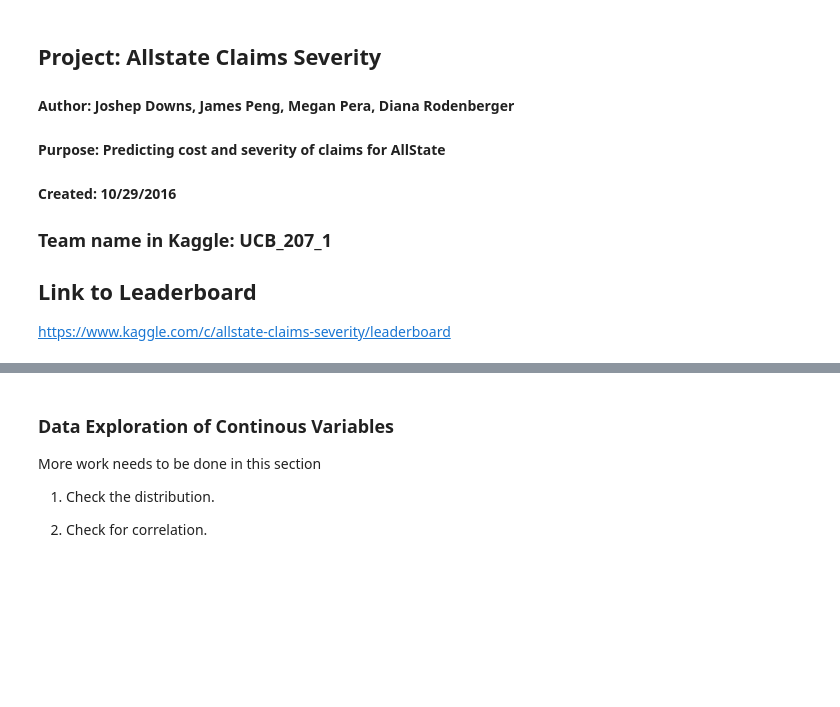
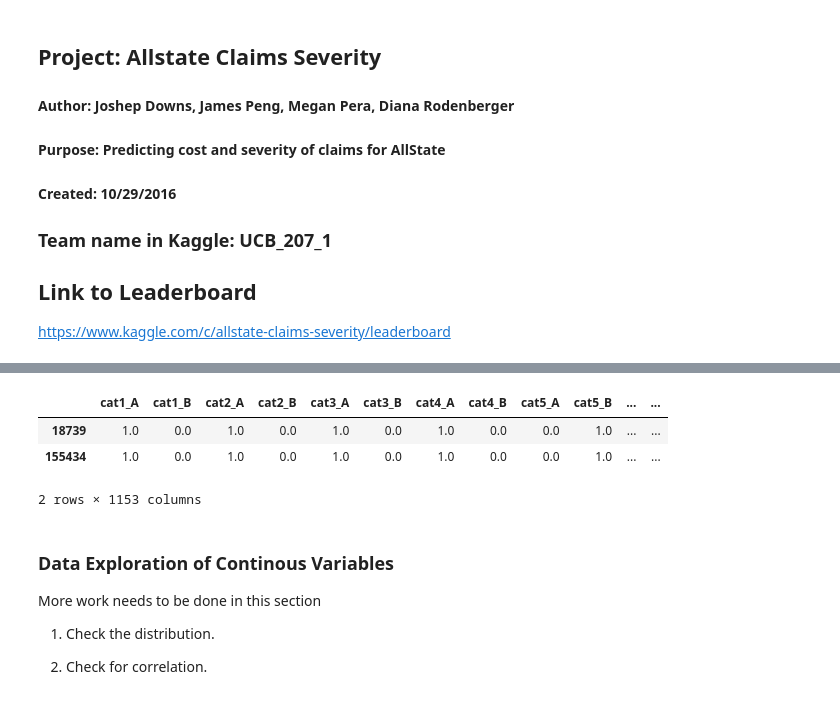
Before and after one commit to jtpdowns/AllstateChallenge, a Jupyter notebook: Allstate - Regression.ipynb, the cells around one changed output, grey strips where cells are left out. Cells and saved outputs as stored; diff of their text form; code cells hidden in the pictures; blank space fills up the shorter version.

```diff
--- a/Allstate - Regression.ipynb
+++ b/Allstate - Regression.ipynb
@@ -82,4 +87,11 @@ X_dev shape:  (62145, 1154)
 y_dev shape:  (62145,)
+# %%
+X_train.head(2)
+# %% [output]
+|  | cat1_A | cat1_B | cat2_A | cat2_B | cat3_A | cat3_B | cat4_A | cat4_B | cat5_A | cat5_B | ... | ... |
+| 18739 | 1.0 | 0.0 | 1.0 | 0.0 | 1.0 | 0.0 | 1.0 | 0.0 | 0.0 | 1.0 | ... | ... |
+| 155434 | 1.0 | 0.0 | 1.0 | 0.0 | 1.0 | 0.0 | 1.0 | 0.0 | 0.0 | 1.0 | ... | ... |
+2 rows × 1153 columns
 # %% [markdown]
 ### Data Exploration of Continous Variables
 
```
Also changed, not shown: parts of 26 cells of this notebook.
